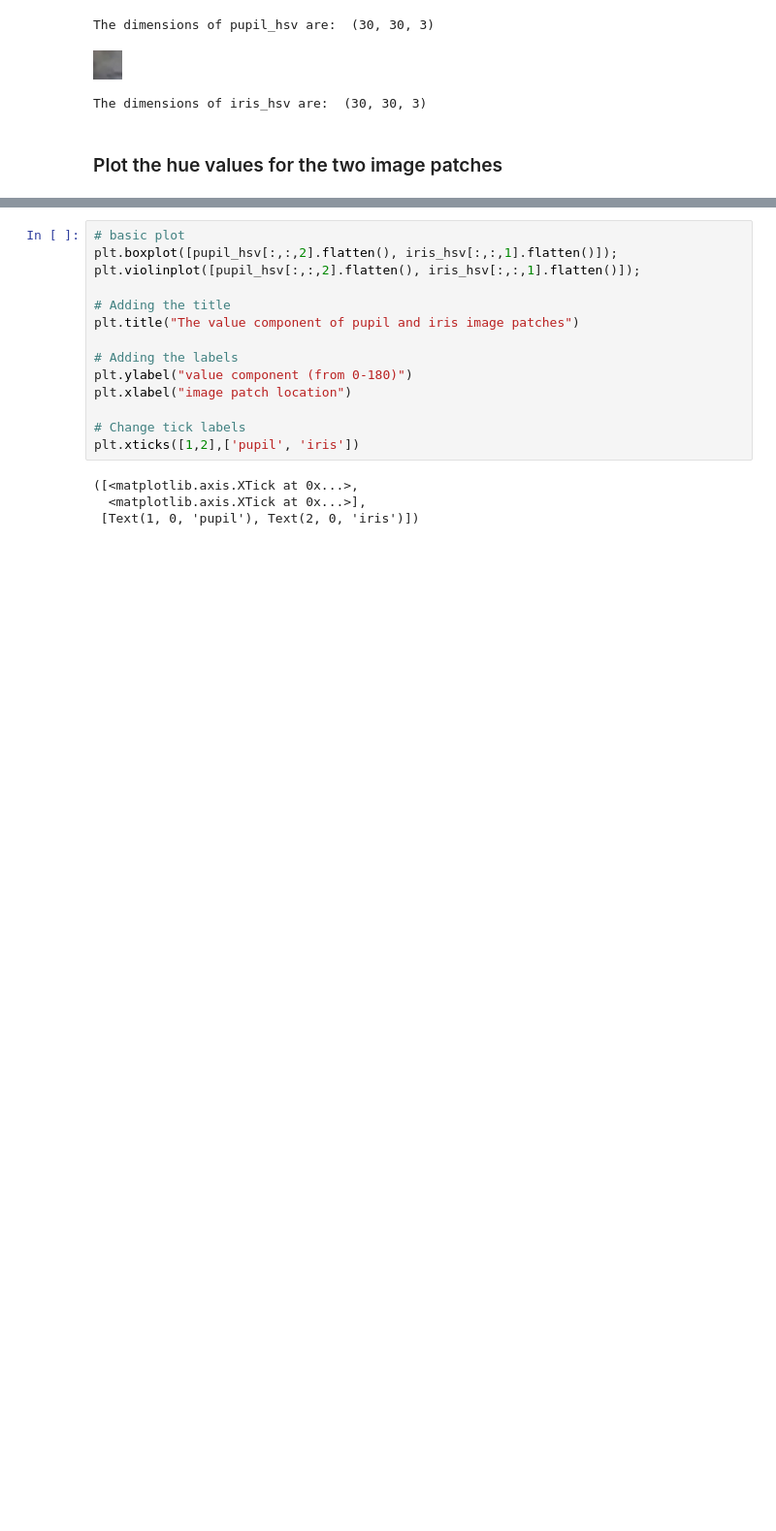
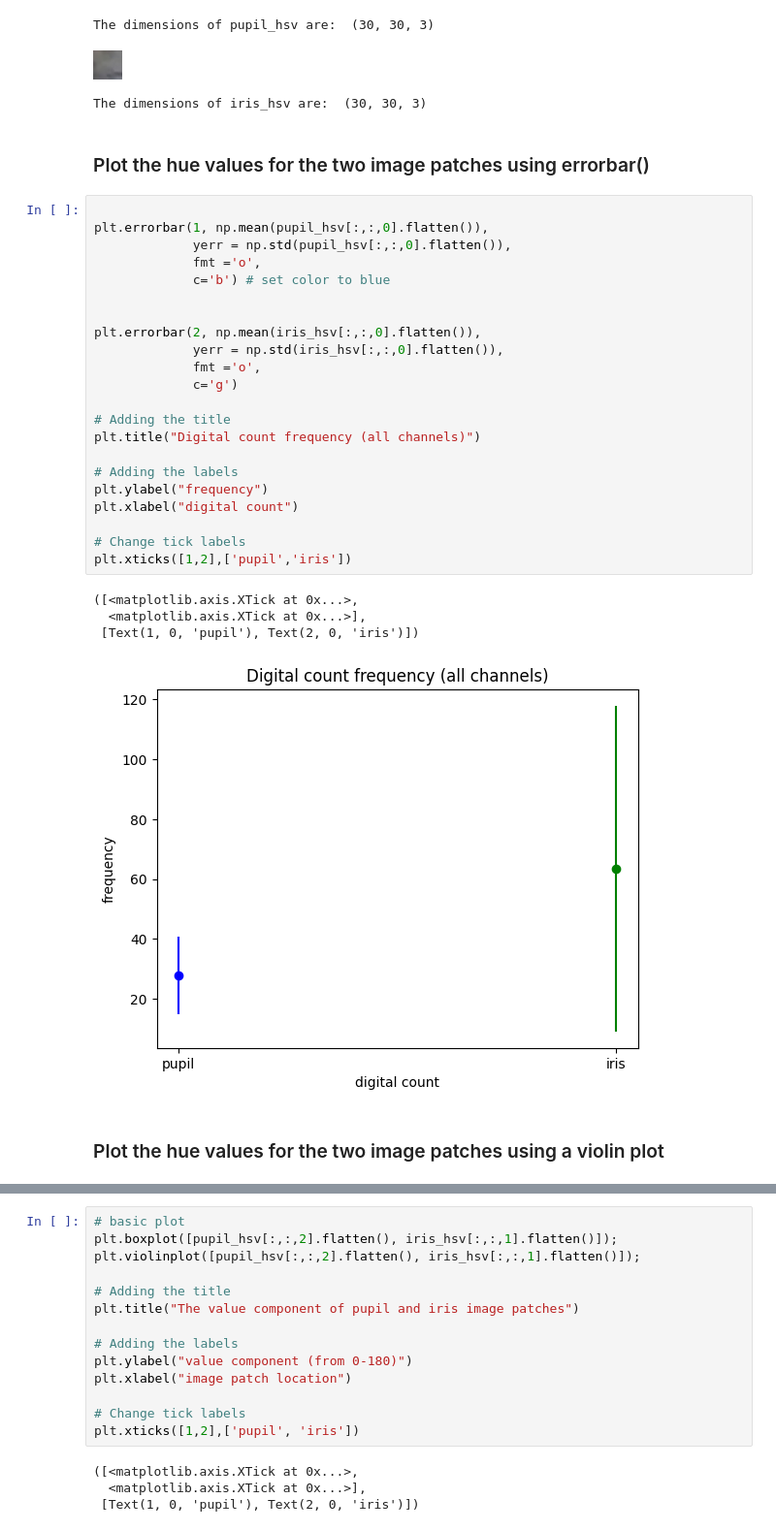
Before and after one commit to gabrielDiaz-performlab/IMGS-211-Instructional-Notebooks, a Jupyter notebook: 4. Visualizing distributions with Matplotlib.ipynb, the cells around one changed output, grey strips where cells are left out. Shown at 97% size. Saved outputs shown, nothing was run; the diff lists cells and outputs as text; blank space fills up the shorter version.

Commit message:
updated 4. and added figure to resources

```diff
--- a/4. Visualizing distributions with Matplotlib.ipynb
+++ b/4. Visualizing distributions with Matplotlib.ipynb
@@ -305,6 +305,35 @@ The dimensions of pupil_hsv are:  (30, 30, 3)
 [figure]
 The dimensions of iris_hsv are:  (30, 30, 3)
 # %% [markdown]
-### Plot the hue values for the two image patches
+### Plot the hue values for the two image patches using errorbar()
+# %%
+
+plt.errorbar(1, np.mean(pupil_hsv[:,:,0].flatten()),
+             yerr = np.std(pupil_hsv[:,:,0].flatten()),
+             fmt ='o',
+             c='b') # set color to blue
+
+
+plt.errorbar(2, np.mean(iris_hsv[:,:,0].flatten()),
+             yerr = np.std(iris_hsv[:,:,0].flatten()),
+             fmt ='o',
+             c='g')
+
+# Adding the title
+plt.title("Digital count frequency (all channels)")
+
+# Adding the labels
+plt.ylabel("frequency")
+plt.xlabel("digital count")
+
+# Change tick labels
+plt.xticks([1,2],['pupil','iris'])
+# %% [output]
+([<matplotlib.axis.XTick at 0x...>,
+  <matplotlib.axis.XTick at 0x...>],
+ [Text(1, 0, 'pupil'), Text(2, 0, 'iris')])
+[figure, added]
+# %% [markdown]
+### Plot the hue values for the two image patches using a violin plot
 # %%
 # basic plot
```
Also changed, not shown: parts of 1 cell of this notebook, 1 other file.
